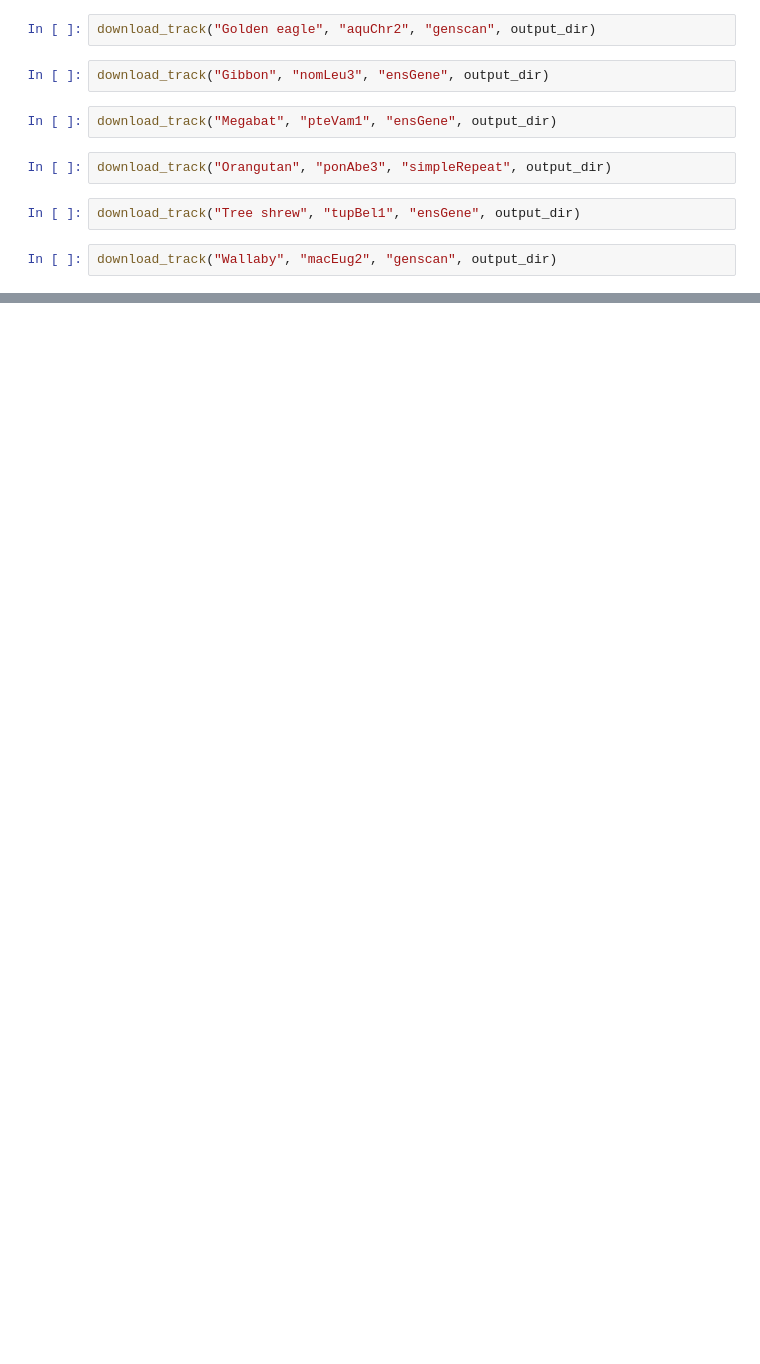
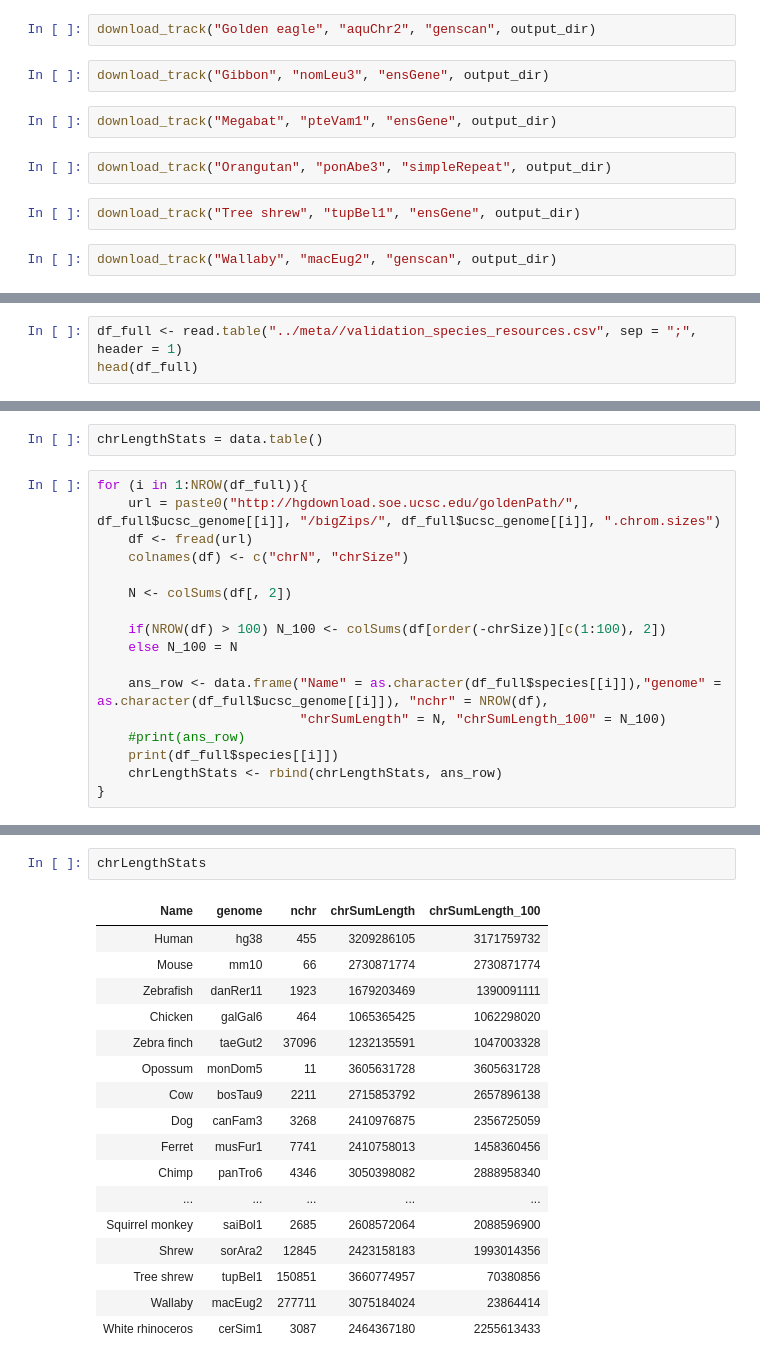
Before and after one commit to epigen/DNAmeth500species, a Jupyter notebook: validation/src/01_prepare_genomes_and_tracks.ipynb, the cells around one changed output, grey strips where cells are left out. Saved outputs shown, nothing was run; the diff lists cells and outputs as text; blank space fills up the shorter version.

```diff
--- a/validation/src/01_prepare_genomes_and_tracks.ipynb
+++ b/validation/src/01_prepare_genomes_and_tracks.ipynb
@@ -694,0 +835,3 @@ download_track("Wallaby", "macEug2", "genscan", output_dir)
+# %%
+df_full <- read.table("../meta//validation_species_resources.csv", sep = ";", header = 1)
+head(df_full)
@@ -694,0 +848,19 @@ download_track("Wallaby", "macEug2", "genscan", output_dir)
+# %%
+chrLengthStats = data.table()
+# %%
+for (i in 1:NROW(df_full)){
+    url = paste0("http://hgdownload.soe.ucsc.edu/goldenPath/", df_full$ucsc_genome[[i]], "/bigZips/", df_full$ucsc_genome[[i]], ".chrom.sizes")
+    df <- fread(url)
+    colnames(df) <- c("chrN", "chrSize")
+
+    N <- colSums(df[, 2])
+
+    if(NROW(df) > 100) N_100 <- colSums(df[order(-chrSize)][c(1:100), 2])
+    else N_100 = N
+
+    ans_row <- data.frame("Name" = as.character(df_full$species[[i]]),"genome" = as.character(df_full$ucsc_genome[[i]]), "nchr" = NROW(df),
+                          "chrSumLength" = N, "chrSumLength_100" = N_100)
+    #print(ans_row)
+    print(df_full$species[[i]])
+    chrLengthStats <- rbind(chrLengthStats, ans_row)
+}
@@ -694,0 +885,20 @@ download_track("Wallaby", "macEug2", "genscan", output_dir)
+# %%
+chrLengthStats
+# %% [output]
+| Name | genome | nchr | chrSumLength | chrSumLength_100 |
+| Human | hg38 | 455 | 3209286105 | 3171759732 |
+| Mouse | mm10 | 66 | 2730871774 | 2730871774 |
+| Zebrafish | danRer11 | 1923 | 1679203469 | 1390091111 |
+| Chicken | galGal6 | 464 | 1065365425 | 1062298020 |
+| Zebra finch | taeGut2 | 37096 | 1232135591 | 1047003328 |
+| Opossum | monDom5 | 11 | 3605631728 | 3605631728 |
+| Cow | bosTau9 | 2211 | 2715853792 | 2657896138 |
+| Dog | canFam3 | 3268 | 2410976875 | 2356725059 |
+| Ferret | musFur1 | 7741 | 2410758013 | 1458360456 |
+| Chimp | panTro6 | 4346 | 3050398082 | 2888958340 |
+| ... | ... | ... | ... | ... |
+| Squirrel monkey | saiBol1 | 2685 | 2608572064 | 2088596900 |
+| Shrew | sorAra2 | 12845 | 2423158183 | 1993014356 |
+| Tree shrew | tupBel1 | 150851 | 3660774957 | 70380856 |
+| Wallaby | macEug2 | 277711 | 3075184024 | 23864414 |
+| White rhinoceros | cerSim1 | 3087 | 2464367180 | 2255613433 |
```
Also changed, not shown: parts of 34 cells of this notebook, 7 other files.
